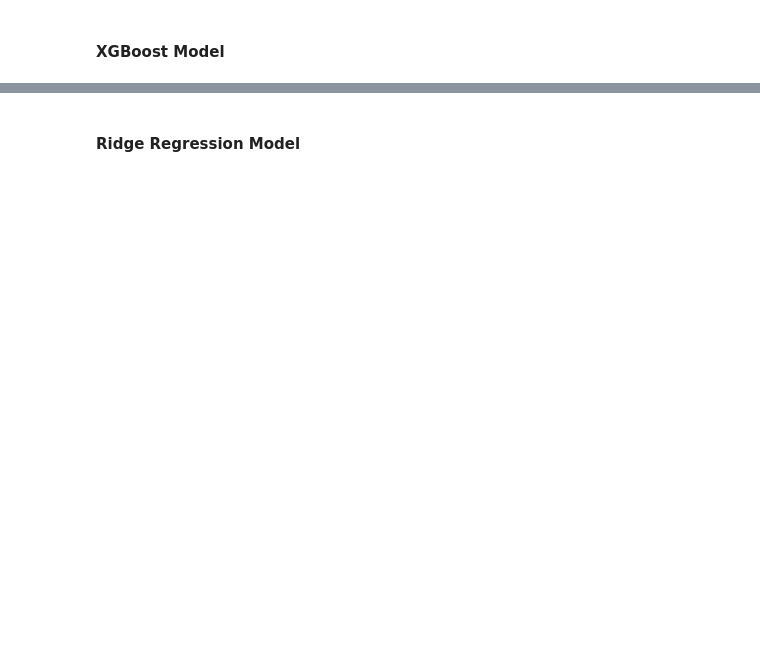
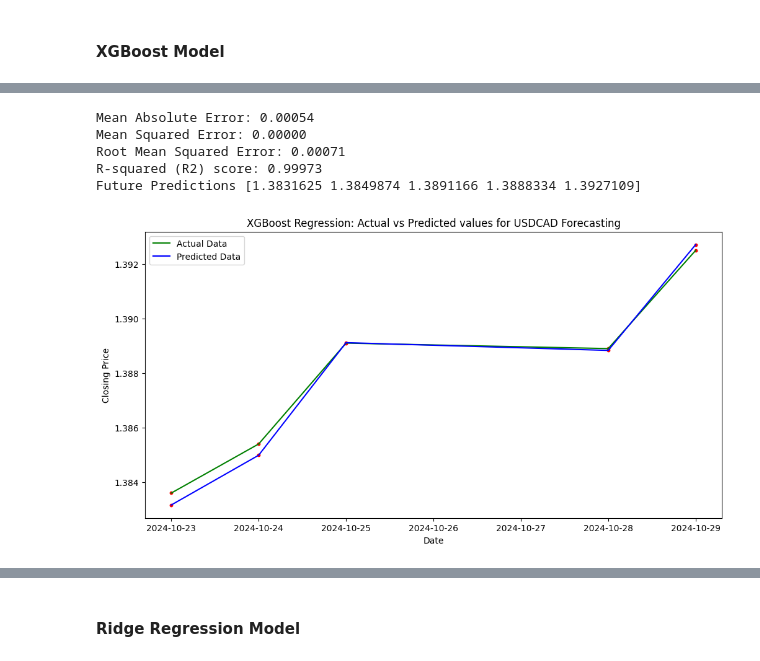
Before and after one commit to Akubue4U/PyProjects, a Jupyter notebook: MyBDAThesis/Akubue Simon - Thesis_Models.ipynb, the cells around one changed output, grey strips where cells are left out. Drawn from its saved outputs; the diff is of its cells as text; code cells hidden in the pictures; blank space fills up the shorter version.

```diff
--- a/MyBDAThesis/Akubue Simon - Thesis_Models.ipynb
+++ b/MyBDAThesis/Akubue Simon - Thesis_Models.ipynb
@@ -565,13 +653,21 @@ R2_Train, R2_Test, Comment = TestTheModel(xgb_model)
 # %%
 %%time
 # Make predictions on the testing set
 y_pred = xgb_model.predict(X_test)
 future_predictions = y_pred[-(PredDays):]
+XGB = future_predictions
 
 # Evaluate and Report Accuracy, Predict the future, and Plot the graph.
 ModelCode = 'XGB'
-ModelName = 'XGBoost'
+ModelName = 'XGBoost Regression'
 Rpt_Evaluate_Plot(CrncyPair, ModelName, ModelCode, R2_Train, R2_Test, Comment, y_train, y_test, y_pred, MaxDate, future_predictions)
 
 # Delete the following objects so as to free the memory, and also Re-Set the objects for the next Model.
 del xgb_model, y_pred, future_predictions
+# %% [output]
+Mean Absolute Error: 0.00054
+Mean Squared Error: 0.00000
+Root Mean Squared Error: 0.00071
+R-squared (R2) score: 0.99973
+Future Predictions [1.3831625 1.3849874 1.3891166 1.3888334 1.3927109]
+[figure, added]
```
Also changed, not shown: parts of 37 cells of this notebook, 2 other files.
